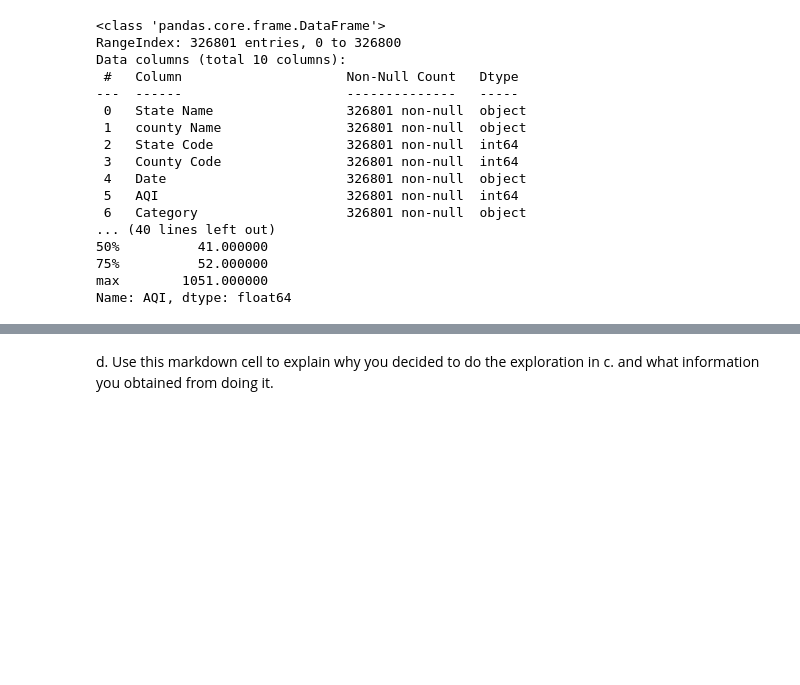
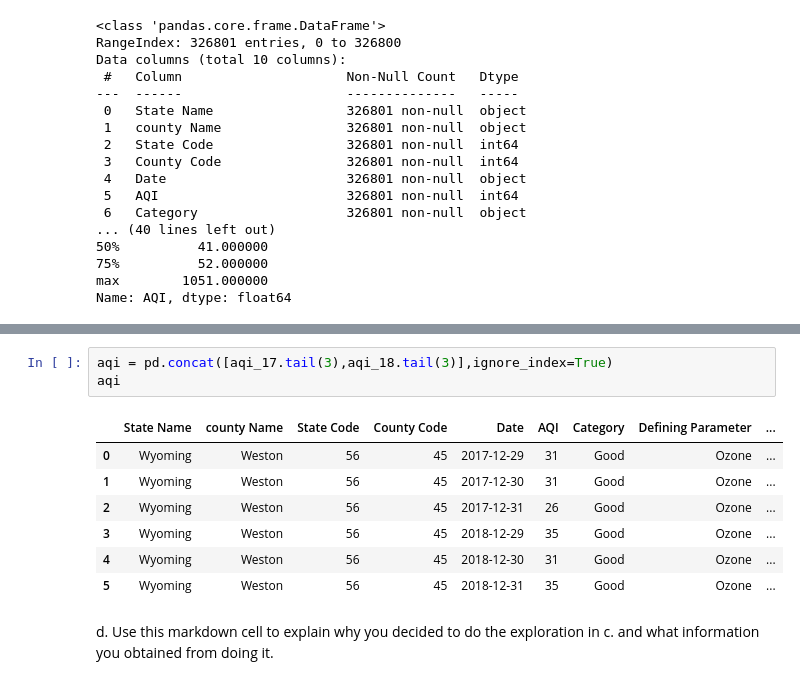
Before and after one commit to jwonyk/eds220-hwk2, a Jupyter notebook: task3/hwk2-task3-aqi-kim.ipynb, the cells around one changed output, grey strips where cells are left out. Cells and saved outputs as stored; diff of their text form; blank space fills up the shorter version.

```diff
--- a/task3/hwk2-task3-aqi-kim.ipynb
+++ b/task3/hwk2-task3-aqi-kim.ipynb
@@ -131,3 +145,14 @@ Name: AQI, dtype: float64
+# %%
+aqi = pd.concat([aqi_17.tail(3),aqi_18.tail(3)],ignore_index=True)
+aqi
+# %% [output]
+|  | State Name | county Name | State Code | County Code | Date | AQI | Category | Defining Parameter | ... |
+| 0 | Wyoming | Weston | 56 | 45 | 2017-12-29 | 31 | Good | Ozone | ... |
+| 1 | Wyoming | Weston | 56 | 45 | 2017-12-30 | 31 | Good | Ozone | ... |
+| 2 | Wyoming | Weston | 56 | 45 | 2017-12-31 | 26 | Good | Ozone | ... |
+| 3 | Wyoming | Weston | 56 | 45 | 2018-12-29 | 35 | Good | Ozone | ... |
+| 4 | Wyoming | Weston | 56 | 45 | 2018-12-30 | 31 | Good | Ozone | ... |
+| 5 | Wyoming | Weston | 56 | 45 | 2018-12-31 | 35 | Good | Ozone | ... |
 # %% [markdown]
 <!-- END QUESTION -->
 
```
Also changed, not shown: parts of 11 cells of this notebook.
